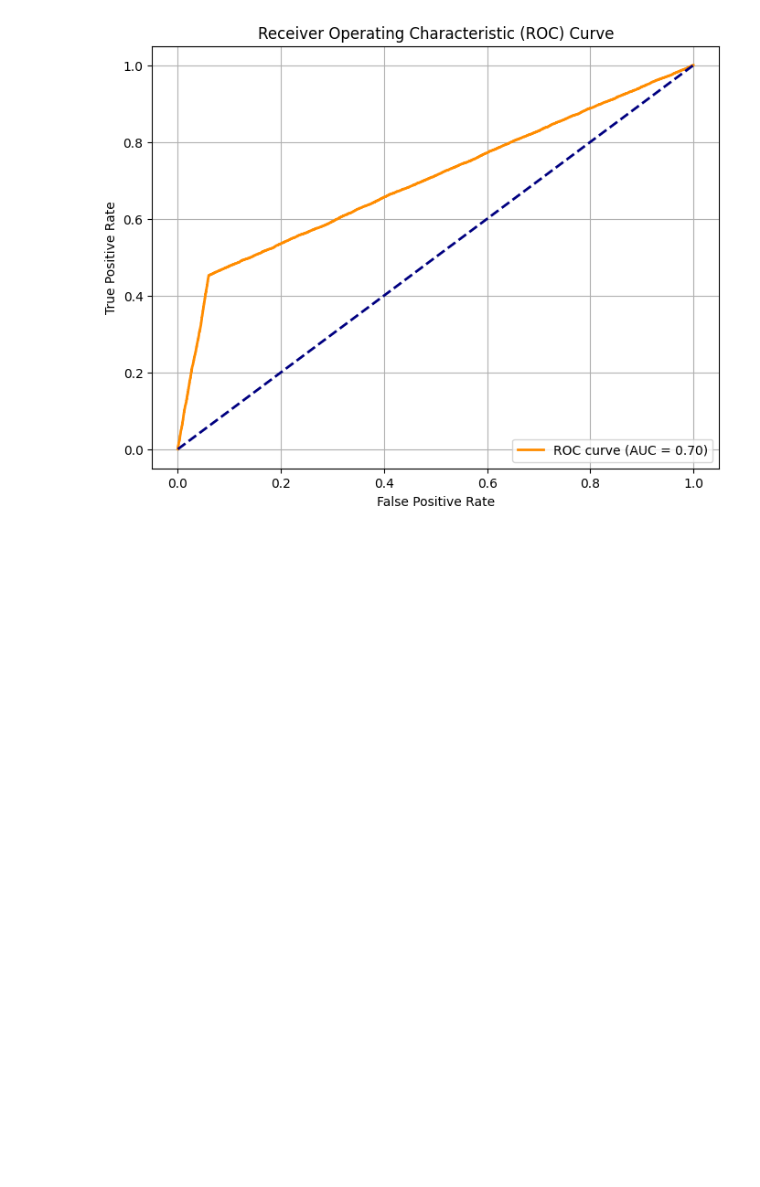
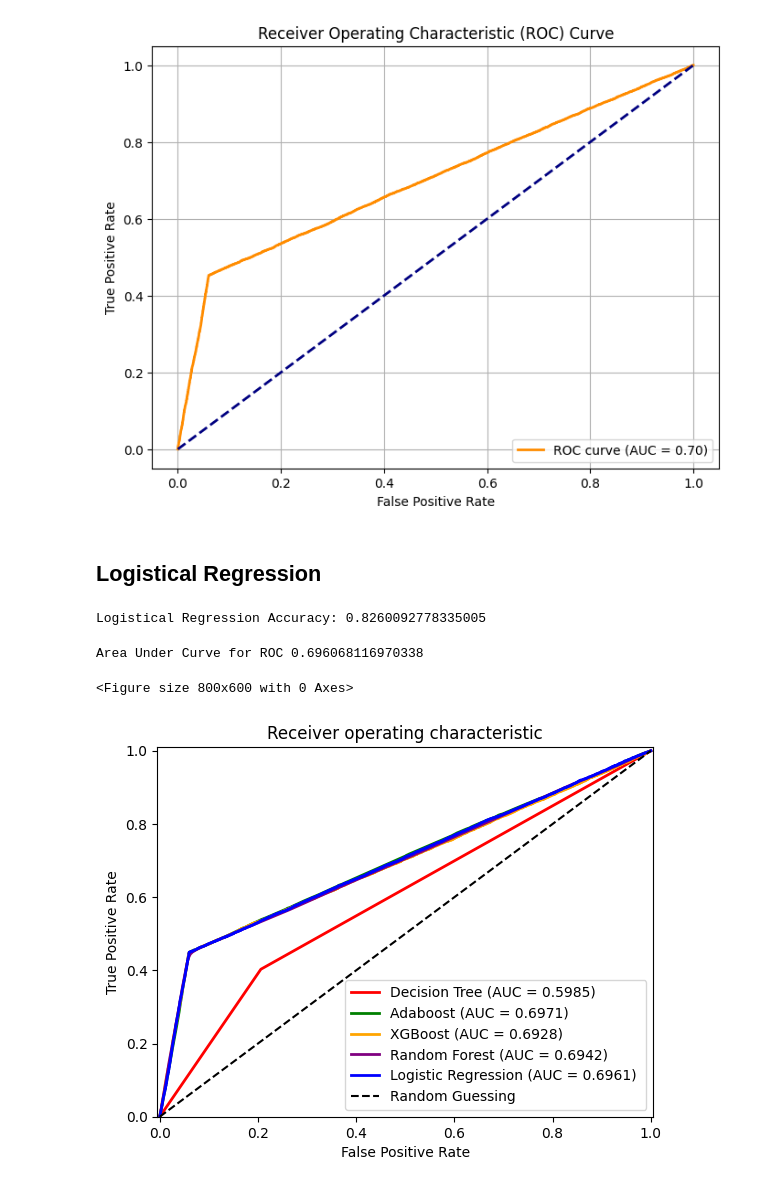
Before and after one commit to Jdhwang98/thyroid-cancer-prediction, a Jupyter notebook: thyroid_cancer_risk.ipynb, the cells around one changed output. Saved outputs shown, nothing was run; the diff lists cells and outputs as text; code cells hidden in the pictures; blank space fills up the shorter version.

Commit message:
added logistical regression with PCA and ROC and AUC

```diff
--- a/thyroid_cancer_risk.ipynb
+++ b/thyroid_cancer_risk.ipynb
@@ -347,3 +350,50 @@ plt.grid(True)
 plt.show()
 # %% [output]
 [figure]
+# %% [markdown]
+## Logistical Regression
+# %%
+log_reg = LogisticRegression()
+log_reg.fit(X_train_scaled, y_train)
+y_predict_logistical = log_reg.predict(X_test_scaled)
+log_score = accuracy_score(y_test, y_predict_logistical)
+print(f"Logistical Regression Accuracy: {log_score}")
+# %% [output]
+Logistical Regression Accuracy: 0.8260092778335005
+# %%
+y_predict_prob_logstical = log_reg.predict_proba(X_test_scaled)
+y_prob_logistical = y_predict_prob_logstical[:, 1]
+fpr_lr, tpr_lr, thresholds_lr = metrics.roc_curve(y_test, y_prob_logistical, pos_label=1)
+AUC_lr = metrics.auc(fpr_lr, tpr_lr)
+print(f"Area Under Curve for ROC", AUC_lr)
+# %% [output]
+Area Under Curve for ROC 0.696068116970338
+# %%
+%matplotlib inline
+
+plt.figure()
+
+# Roc Curve:
+plt.plot(fpr_dt, tpr_dt, color='red', lw=2, label='Decision Tree (AUC = %0.4f)' % AUC_dt)
+plt.plot(fpr_ab, tpr_ab, color='green', lw=2, label='Adaboost (AUC = %0.4f)' % AUC_ab)
+plt.plot(fpr_xg, tpr_xg,color='orange', lw=2, label='XGBoost (AUC = %0.4f)' % AUC_xg)
+plt.plot(fpr_rf, tpr_rf,color='purple', lw=2, label='Random Forest (AUC = %0.4f)' % AUC_rf)
+plt.plot(fpr_lr, tpr_lr, color="blue", lw=2, label="Logistic Regression (AUC = %0.4f) " %AUC_lr)
+
+# Random Guess line:
+plt.plot([0, 1], [0, 1], 'k--', label="Random Guessing")
+
+# Defining The Range of X-Axis and Y-Axis:
+plt.xlim([-0.005, 1.005])
+plt.ylim([0.0, 1.01])
+
+# Labels, Title, Legend:
+plt.xlabel('False Positive Rate')
+plt.ylabel('True Positive Rate')
+plt.title('Receiver operating characteristic')
+plt.legend(loc="lower right")
+
+plt.show()
+# %% [output]
+<Figure size 800x600 with 0 Axes>
+[figure, added]
```
Also changed, not shown: parts of 4 cells of this notebook.
